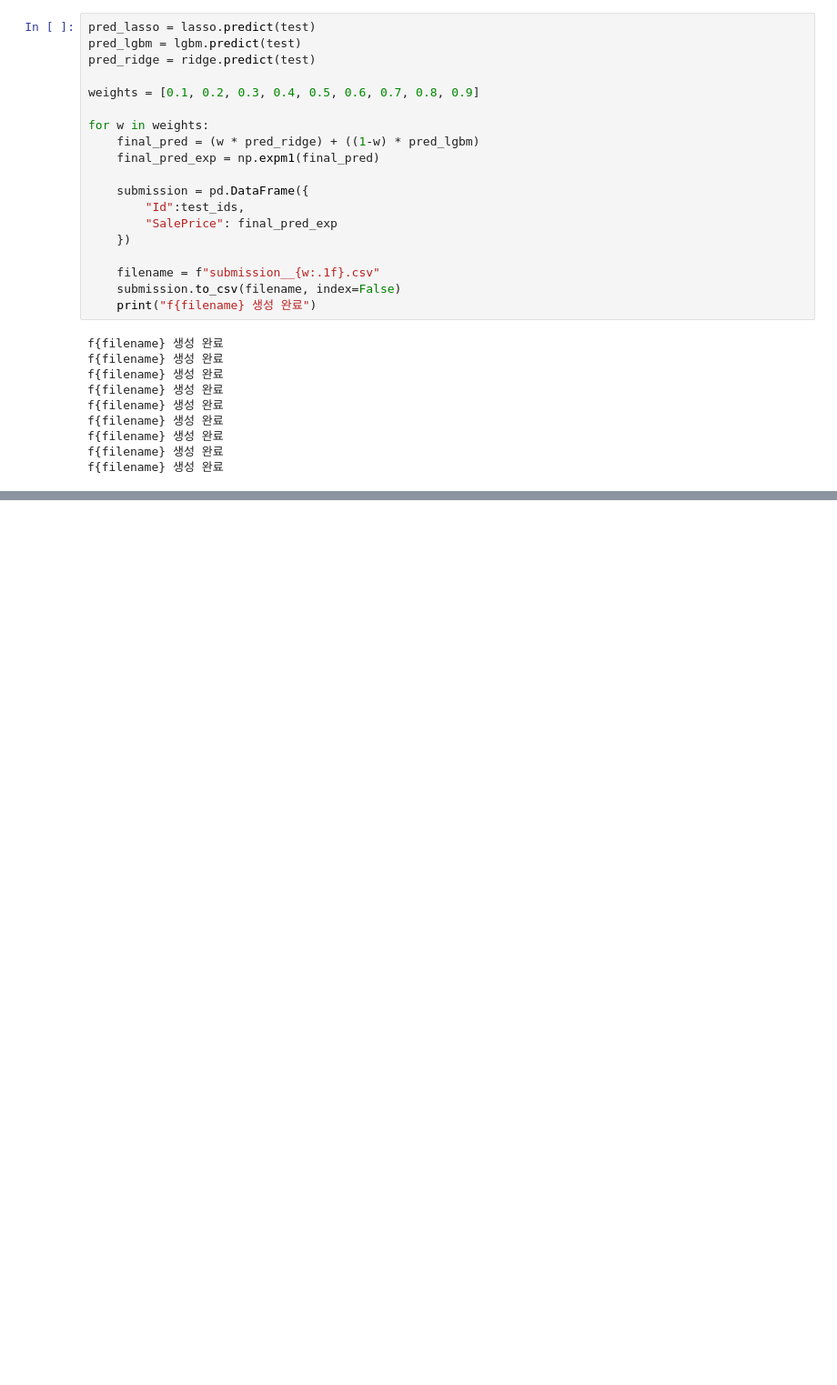
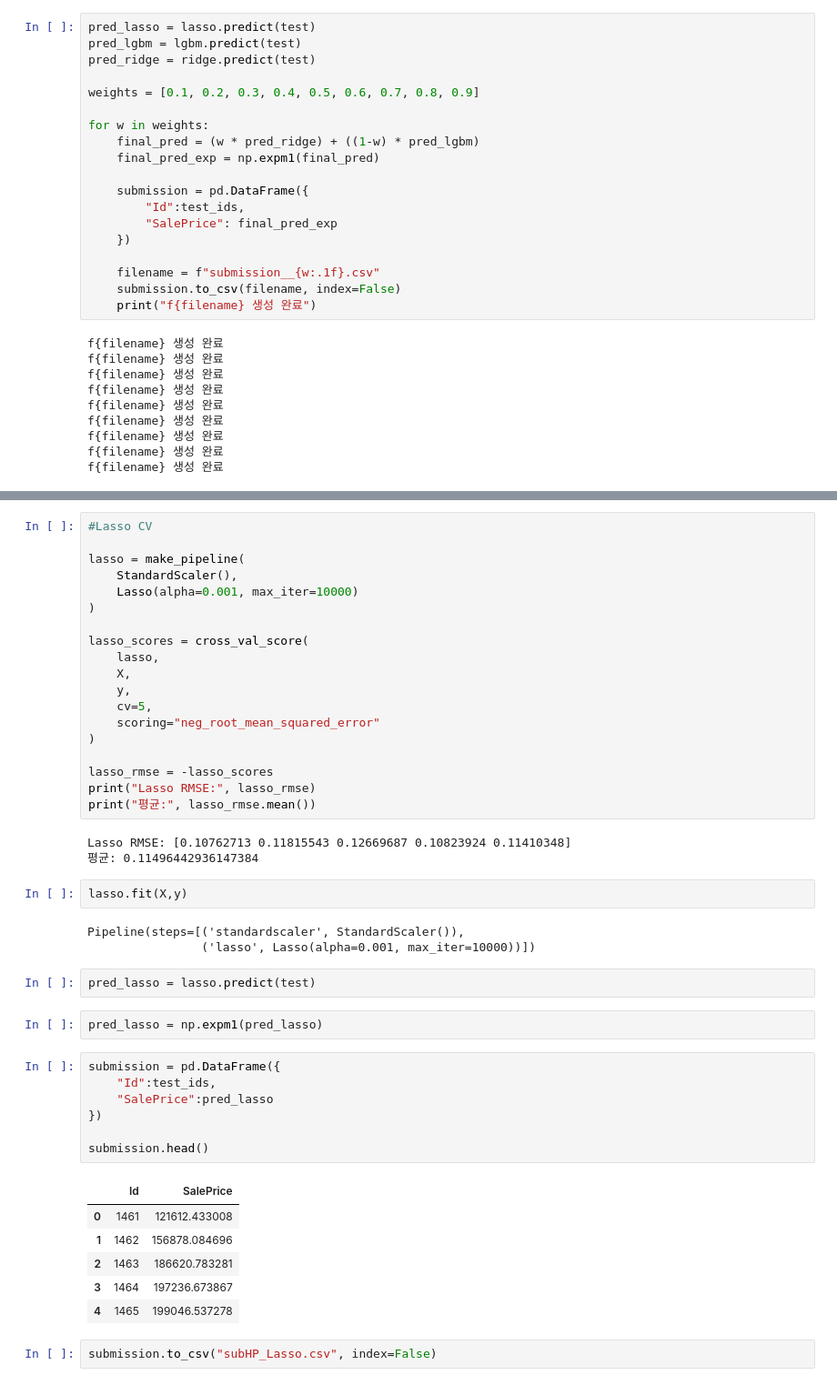
Before and after one commit to KickOutFury/AI-STUDY, a Jupyter notebook: KAGGLE/house-prices/house_prices_exp.ipynb, the cells around one changed output, grey strips where cells are left out. Shown at 91% size. Saved outputs shown, nothing was run; the diff lists cells and outputs as text; blank space fills up the shorter version.

```diff
--- a/KAGGLE/house-prices/house_prices_exp.ipynb
+++ b/KAGGLE/house-prices/house_prices_exp.ipynb
@@ -1276,0 +1456,47 @@ f{filename} 생성 완료
+# %%
+#Lasso CV
+
+lasso = make_pipeline(
+    StandardScaler(),
+    Lasso(alpha=0.001, max_iter=10000)
+)
+
+lasso_scores = cross_val_score(
+    lasso,
+    X,
+    y,
+    cv=5,
+    scoring="neg_root_mean_squared_error"
+)
+
+lasso_rmse = -lasso_scores
+print("Lasso RMSE:", lasso_rmse)
+print("평균:", lasso_rmse.mean())
+# %% [output]
+Lasso RMSE: [0.10762713 0.11815543 0.12669687 0.10823924 0.11410348]
+평균: 0.11496442936147384
+# %%
+lasso.fit(X,y)
+# %% [output]
+Pipeline(steps=[('standardscaler', StandardScaler()),
+                ('lasso', Lasso(alpha=0.001, max_iter=10000))])
+# %%
+pred_lasso = lasso.predict(test)
+# %%
+pred_lasso = np.expm1(pred_lasso)
+# %%
+submission = pd.DataFrame({
+    "Id":test_ids,
+    "SalePrice":pred_lasso
+})
+
+submission.head()
+# %% [output]
+|  | Id | SalePrice |
+| 0 | 1461 | 121612.433008 |
+| 1 | 1462 | 156878.084696 |
+| 2 | 1463 | 186620.783281 |
+| 3 | 1464 | 197236.673867 |
+| 4 | 1465 | 199046.537278 |
+# %%
+submission.to_csv("subHP_Lasso.csv", index=False)
```
Also changed, not shown: parts of 9 cells of this notebook, 3 other files.
